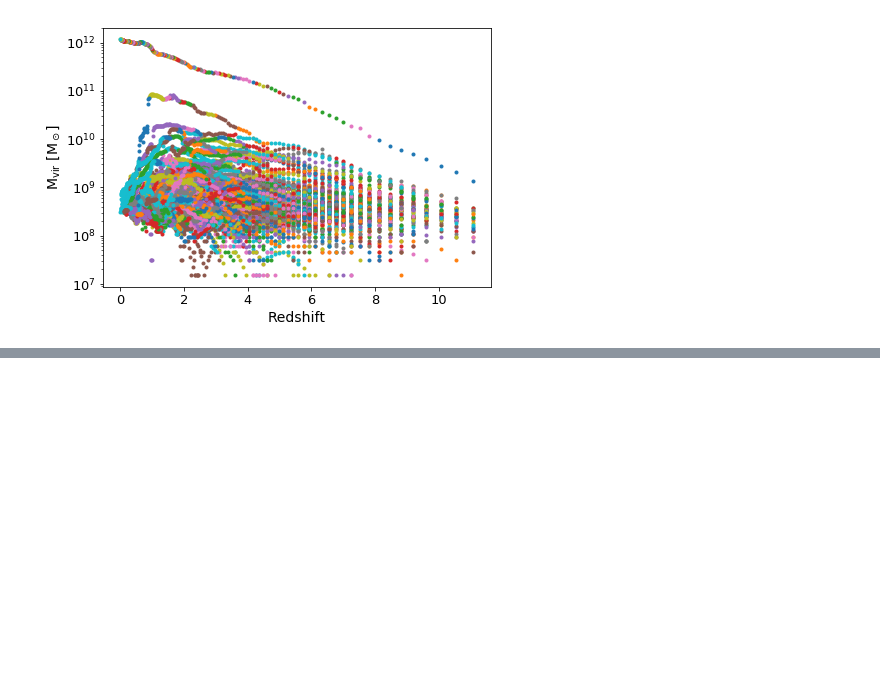
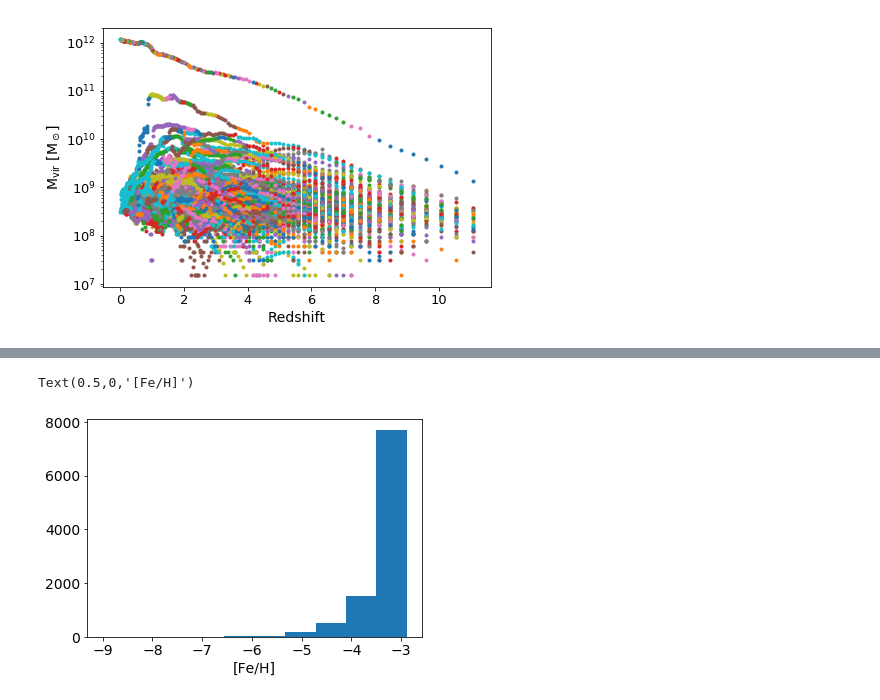
Before and after one commit to caterpillarproject/caga, a Jupyter notebook: notebooks/GAMMATreeBasic.ipynb, the cells around one changed output, grey strips where cells are left out. Saved outputs shown, nothing was run; the diff lists cells and outputs as text; code cells hidden in the pictures; blank space fills up the shorter version.

```diff
--- a/notebooks/GAMMATreeBasic.ipynb
+++ b/notebooks/GAMMATreeBasic.ipynb
@@ -70,0 +106,7 @@ mean
+# %%
+FeH = caga.sample.fill_nonfinite(samples[:,caga.sample.default_elems.index("Fe")+1],-9)
+plt.hist(FeH)
+plt.xlabel("[Fe/H]")
+# %% [output]
+Text(0.5,0,'[Fe/H]')
+[figure, added]
```
Also changed, not shown: parts of 14 cells of this notebook, 3 other files.
